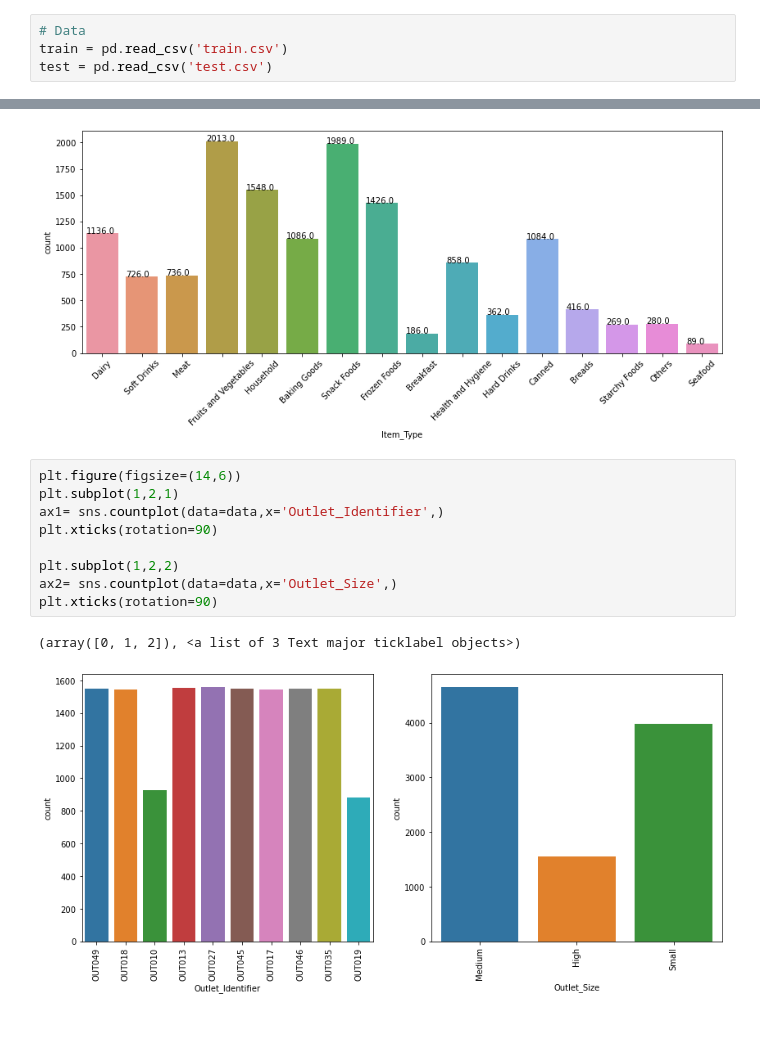
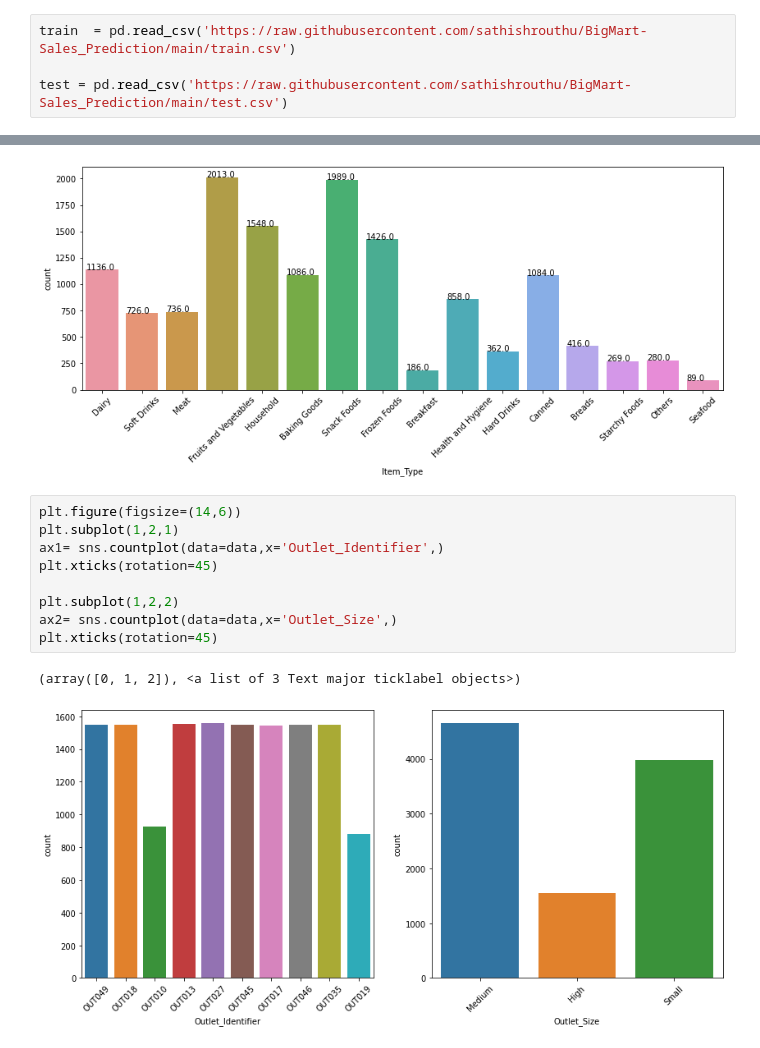
Before and after one commit to sathishrouthu/BigMart-Sales_Prediction, a Jupyter notebook: EDA-BigMart Sales.ipynb, the cells around one changed output, grey strips where cells are left out. Saved outputs shown, nothing was run; the diff lists cells and outputs as text.

```diff
--- a/EDA-BigMart Sales.ipynb
+++ b/EDA-BigMart Sales.ipynb
@@ -6,9 +6,9 @@ import seaborn as sns
 import warnings
 warnings.filterwarnings("ignore")
 # %%
-# Data
-train = pd.read_csv('train.csv')
-test = pd.read_csv('test.csv')
+train  = pd.read_csv('https://raw.githubusercontent.com/sathishrouthu/BigMart-Sales_Prediction/main/train.csv')
+
+test = pd.read_csv('https://raw.githubusercontent.com/sathishrouthu/BigMart-Sales_Prediction/main/test.csv')
 # %% [markdown]
 ![" s "](desc.jpg "img")
 # %%
@@ -147,12 +147,12 @@ for p in ax.patches:
 # %%
 plt.figure(figsize=(14,6))
 plt.subplot(1,2,1)
 ax1= sns.countplot(data=data,x='Outlet_Identifier',)
-plt.xticks(rotation=90)
+plt.xticks(rotation=45)
 
 plt.subplot(1,2,2)
 ax2= sns.countplot(data=data,x='Outlet_Size',)
-plt.xticks(rotation=90)
+plt.xticks(rotation=45)
 # %% [output]
 (array([0, 1, 2]), <a list of 3 Text major ticklabel objects>)
-[figure, old version]
+[figure, new version]
```
Also changed, not shown: parts of 8 cells of this notebook.
